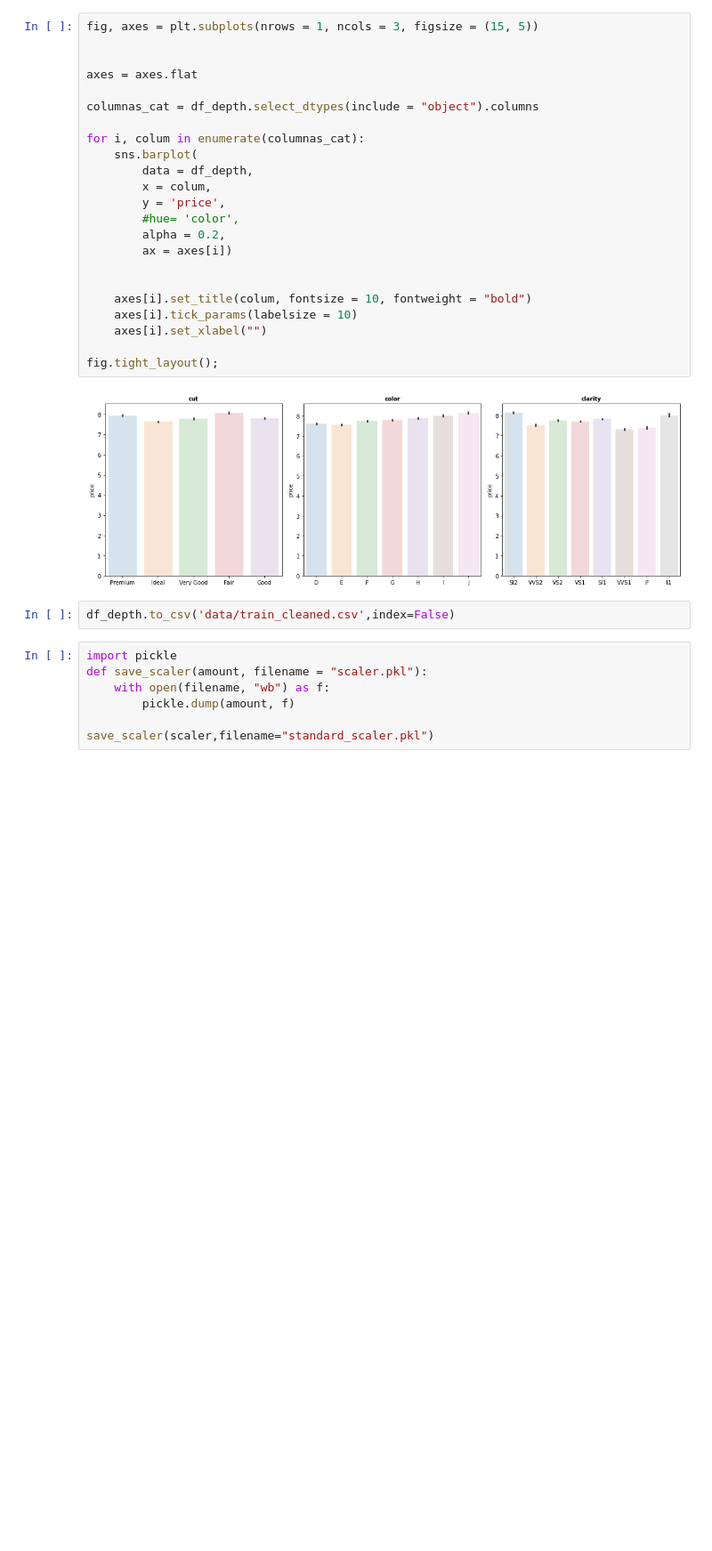
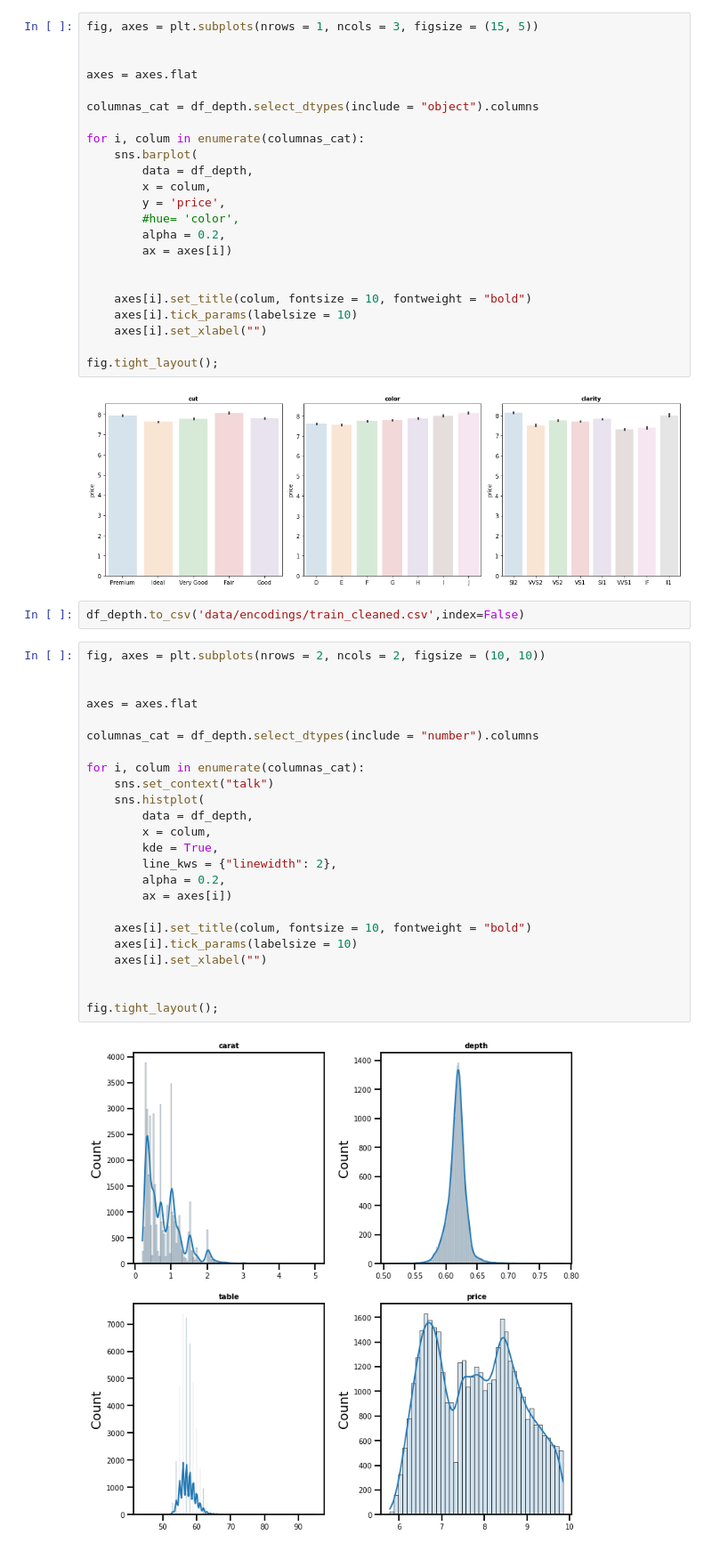
Before and after one commit to Origamologo/Kaggle_competition, a Jupyter notebook: main.ipynb, the cells around one changed output. Shown at 89% size. Drawn from its saved outputs; the diff is of its cells as text; blank space fills up the shorter version.

```diff
--- a/main.ipynb
+++ b/main.ipynb
@@ -144,11 +153,30 @@ fig.tight_layout();
 # %% [output]
 [figure]
 # %%
-df_depth.to_csv('data/train_cleaned.csv',index=False)
+df_depth.to_csv('data/encodings/train_cleaned.csv',index=False)
-# %%
-import pickle
-def save_scaler(amount, filename = "scaler.pkl"):
-    with open(filename, "wb") as f:
-        pickle.dump(amount, f)
-
-save_scaler(scaler,filename="standard_scaler.pkl")
+# %%
+fig, axes = plt.subplots(nrows = 2, ncols = 2, figsize = (10, 10))
+
+
+axes = axes.flat
+
+columnas_cat = df_depth.select_dtypes(include = "number").columns
+
+for i, colum in enumerate(columnas_cat):
+    sns.set_context("talk")
+    sns.histplot(
+        data = df_depth,
+        x = colum,
+        kde = True,
+        line_kws = {"linewidth": 2},
+        alpha = 0.2,
+        ax = axes[i])
+
+    axes[i].set_title(colum, fontsize = 10, fontweight = "bold")
+    axes[i].tick_params(labelsize = 10)
+    axes[i].set_xlabel("")
+
+
+fig.tight_layout();
+# %% [output]
+[figure, added]
```
Also changed, not shown: parts of 9 cells of this notebook, 45 other files.
